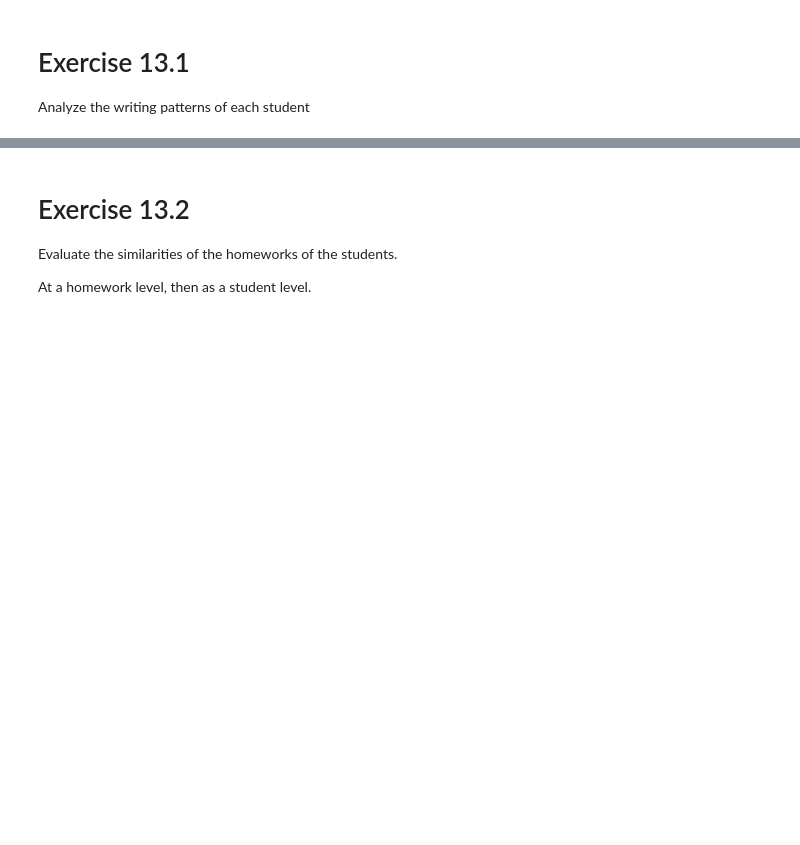
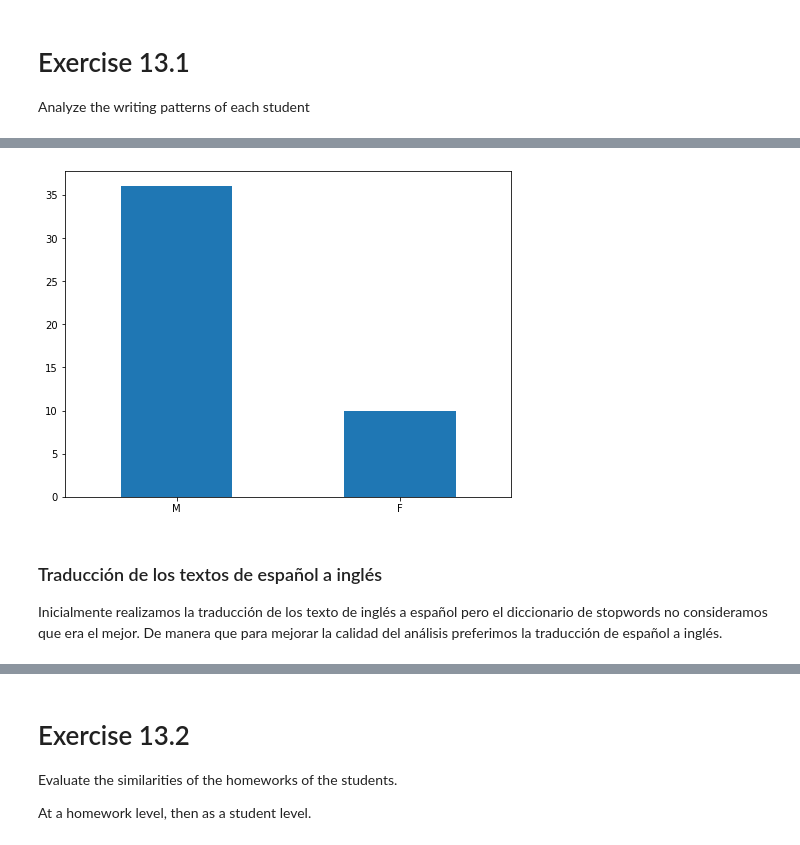
Before and after one commit to NecesitoUnNick/S3, a Jupyter notebook: E13-ClassHomeworksAnalysis.ipynb, the cells around one changed output, grey strips where cells are left out. Saved outputs shown, nothing was run; the diff lists cells and outputs as text; code cells hidden in the pictures; blank space fills up the shorter version.

```diff
--- a/E13-ClassHomeworksAnalysis.ipynb
+++ b/E13-ClassHomeworksAnalysis.ipynb
@@ -35,0 +42,4 @@ Analyze the writing patterns of each student
+# %%
+pd.Series(data["Genero"]).value_counts().plot(kind = "bar",figsize=(8,6),rot = 0);
+# %% [output]
+[figure, added]
@@ -35,0 +61,5 @@ Analyze the writing patterns of each student
+# %% [markdown]
+### Traducción de los textos de español a inglés
+
+
+Inicialmente realizamos la traducción de los texto de inglés a español pero el diccionario de stopwords no consideramos que era el mejor. De manera que para mejorar la calidad del análisis preferimos la traducción de español a inglés.
```
Also changed, not shown: parts of 58 cells of this notebook.
